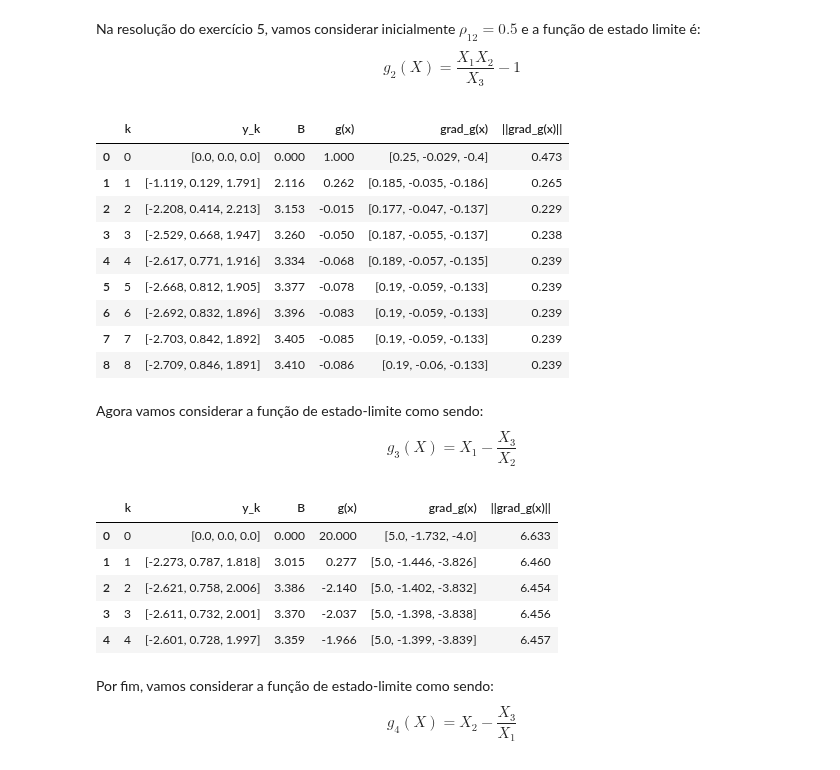
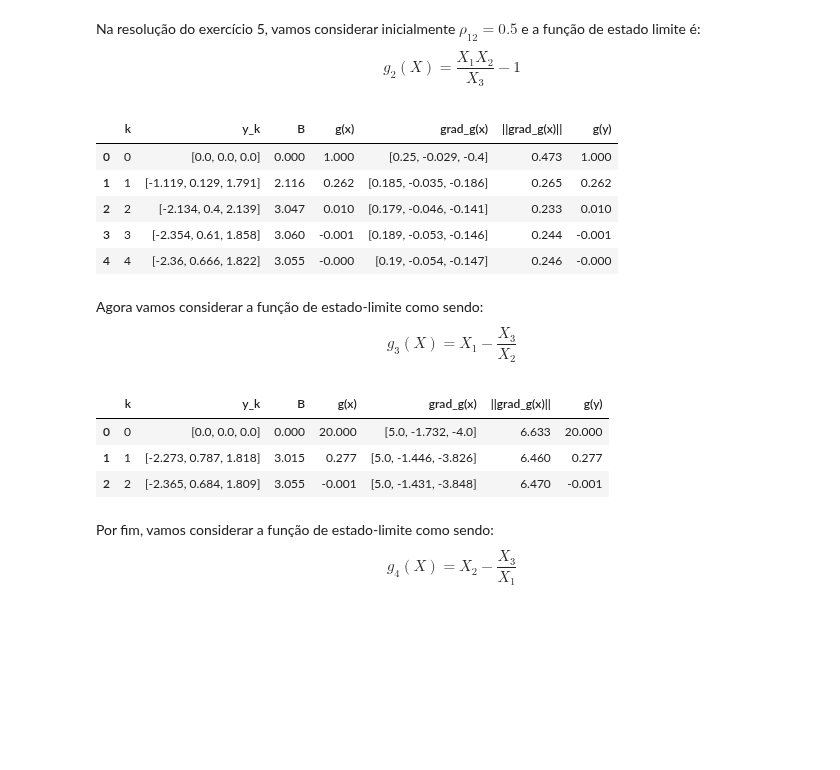
Before and after one commit to Gabrielsssilverio/Confiabilidade, a Jupyter notebook: Lista_tarefas.ipynb, the cells around one changed output. Saved outputs shown, nothing was run; the diff lists cells and outputs as text; code cells hidden in the pictures; blank space fills up the shorter version.

```diff
--- a/Lista_tarefas.ipynb
+++ b/Lista_tarefas.ipynb
@@ -991,13 +1023,7 @@ import numpy as np
 import sympy as sp
 import pandas as pd
 
-# Construção do vetor de médias e desvio padrão
-D = np.array([
-    [5, 0, 0],
-    [0, 2.5, 0],
-    [0, 0, 200]
-])
-
+# Construção do vetor de médias
 medias = np.array([40.0, 50.0, 1000.0])
 
 # Equação do estado limite g(X)
@@ -1012,15 +1038,8 @@ def g_fun_numerica(x: np.ndarray) -> float:
 # Transformação X -> Y da equação de estado-limite g(X)
 Y1, Y2, Y3 = sp.symbols('Y1 Y2 Y3')
 vetor_simbolico_y = [Y1, Y2, Y3]
-
-vetor_simbolico_x_calc = (D @ vetor_simbolico_y) + medias
-
-g_y_simbolico = ((vetor_simbolico_x_calc[0] * vetor_simbolico_x_calc[1]) / vetor_simbolico_x_calc[2]) - 1
-g_y_numerico = lambdify(vetor_simbolico_y, g_y_simbolico, 'numpy')
-
-def calculo_g_y(vetor_y):
-
-     return g_y_numerico(vetor_y[0], vetor_y[1], vetor_y[2])
+def g_y_simbolico_fun (vetor_x_simbolico):
+     return ((vetor_x_simbolico[0] * (vetor_x_simbolico[1])) / vetor_x_simbolico[2]) - 1
 
 # Descrição das variáveis aleatórias
 X1 = variavel_aleatoria(distribuicao='normal', nome='sigma_y', simbolo='X1')
@@ -1032,50 +1051,41 @@ X2.conjunto_parametros(50.0, 2.5)
 X3 = variavel_aleatoria(distribuicao='normal', nome='M', simbolo='X3')
 X3.conjunto_parametros(1000.0, 200.0)
 
 vetor_va = [X1, X2, X3]
 
 # Montagem das matrizes de observações e correlações
-# RX deve ser a matriz identidade (Independentes)
 matriz_dummy_obs = np.zeros((3, 3)) # Matriz das observações para iniciar o algoritmo
-#Rx_entrada = np.eye(3) # Matriz Identidade (Não há correlação)
-
 
 Rx_entrada = np.array([
     [1.0, 0.5, 0.0],
     [0.5, 1.0, 0.0],
     [0.0, 0.0, 1.0],
 ])
 
-
 # 4. Inicializar VX (T3)
 vx_obj = vetores_variavel_aleatoria(matriz_dummy_obs, vetor_va)
 vx_obj.matriz_correlacao_x = Rx_entrada
 Rz = vx_obj.matriz_correlacao_nataf() # Garante que Cz é calculado (Cz = Rx = I)
 J_yz, J_zy = vx_obj.decomposicao_cholesky()
 
-
 # Ponto inicial (ponto médio)
 x_start = medias
-ponto_projeto_obj = Ponto_projeto(vx_obj, g_fun_numerica, calculo_g_y, g_sym_function, vetor_simbolico_x, x_start, max_iter=200)
+ponto_projeto_obj = Ponto_projeto(vx_obj, g_fun_numerica, vetor_simbolico_y, g_y_simbolico_fun, g_sym_function, vetor_simbolico_x, x_start, max_iter=200)
 
 # Resultado da iteração
 resultado_iteração = ponto_projeto_obj.execution()
 dados_arredondados = [[np.round(x, 3) for x in linha] for linha in resultado_iteração]
 
 # Montagem da tabela
-tabela = pd.DataFrame(dados_arredondados, columns=['k', 'y_k', 'B', 'g(x)', 'grad_g(x)', '||grad_g(x)||' ])
+tabela = pd.DataFrame(dados_arredondados, columns=['k', 'y_k', 'B', 'g(x)', 'grad_g(x)', '||grad_g(x)||', 'g(y)' ])
 tabela
 # %% [output]
-|  | k | y_k | B | g(x) | grad_g(x) | ||grad_g(x)|| |
-| 0 | 0 | [0.0, 0.0, 0.0] | 0.000 | 1.000 | [0.25, -0.029, -0.4] | 0.473 |
-| 1 | 1 | [-1.119, 0.129, 1.791] | 2.116 | 0.262 | [0.185, -0.035, -0.186] | 0.265 |
-| 2 | 2 | [-2.208, 0.414, 2.213] | 3.153 | -0.015 | [0.177, -0.047, -0.137] | 0.229 |
-| 3 | 3 | [-2.529, 0.668, 1.947] | 3.260 | -0.050 | [0.187, -0.055, -0.137] | 0.238 |
-| 4 | 4 | [-2.617, 0.771, 1.916] | 3.334 | -0.068 | [0.189, -0.057, -0.135] | 0.239 |
-| 5 | 5 | [-2.668, 0.812, 1.905] | 3.377 | -0.078 | [0.19, -0.059, -0.133] | 0.239 |
-| 6 | 6 | [-2.692, 0.832, 1.896] | 3.396 | -0.083 | [0.19, -0.059, -0.133] | 0.239 |
-| 7 | 7 | [-2.703, 0.842, 1.892] | 3.405 | -0.085 | [0.19, -0.059, -0.133] | 0.239 |
-| 8 | 8 | [-2.709, 0.846, 1.891] | 3.410 | -0.086 | [0.19, -0.06, -0.133] | 0.239 |
+|  | k | y_k | B | g(x) | grad_g(x) | ||grad_g(x)|| | g(y) |
+| 0 | 0 | [0.0, 0.0, 0.0] | 0.000 | 1.000 | [0.25, -0.029, -0.4] | 0.473 | 1.000 |
+| 1 | 1 | [-1.119, 0.129, 1.791] | 2.116 | 0.262 | [0.185, -0.035, -0.186] | 0.265 | 0.262 |
+| 2 | 2 | [-2.134, 0.4, 2.139] | 3.047 | 0.010 | [0.179, -0.046, -0.141] | 0.233 | 0.010 |
+| 3 | 3 | [-2.354, 0.61, 1.858] | 3.060 | -0.001 | [0.189, -0.053, -0.146] | 0.244 | -0.001 |
+| 4 | 4 | [-2.36, 0.666, 1.822] | 3.055 | -0.000 | [0.19, -0.054, -0.147] | 0.246 | -0.000 |
 # %% [markdown]
 Agora vamos considerar a função de estado-limite como sendo:
 $$
@@ -1086,13 +1096,7 @@ import numpy as np
 import sympy as sp
 import pandas as pd
 
-# Construção do vetor de médias e desvio padrão
-D = np.array([
-    [5, 0, 0],
-    [0, 2.5, 0],
-    [0, 0, 200]
-])
-
+# Construção do vetor de médias
 medias = np.array([40.0, 50.0, 1000.0])
 
 # Equação do estado limite g(X)
@@ -1107,15 +1111,8 @@ def g_fun_numerica(x: np.ndarray) -> float:
 # Transformação X -> Y da equação de estado-limite g(X)
 Y1, Y2, Y3 = sp.symbols('Y1 Y2 Y3')
 vetor_simbolico_y = [Y1, Y2, Y3]
-
-vetor_simbolico_x_calc = (D @ vetor_simbolico_y) + medias
-
-g_y_simbolico = vetor_simbolico_x_calc[0] - (vetor_simbolico_x_calc[2] / vetor_simbolico_x_calc[1])
-g_y_numerico = lambdify(vetor_simbolico_y, g_y_simbolico, 'numpy')
-
-def calculo_g_y(vetor_y):
-
-     return g_y_numerico(vetor_y[0], vetor_y[1], vetor_y[2])
+def g_y_simbolico_fun (vetor_x_simbolico):
+     return vetor_x_simbolico[0] -  (vetor_x_simbolico[2] / vetor_x_simbolico[1])
 
 # Descrição das variáveis aleatórias
 X1 = variavel_aleatoria(distribuicao='normal', nome='sigma_y', simbolo='X1')
@@ -1130,9 +1127,7 @@ X3.conjunto_parametros(1000.0, 200.0)
 vetor_va = [X1, X2, X3]
 
 # Montagem das matrizes de observações e correlações
-# RX deve ser a matriz identidade (Independentes)
 matriz_dummy_obs = np.zeros((3, 3)) # Matriz das observações para iniciar o algoritmo
-#Rx_entrada = np.eye(3) # Matriz Identidade (Não há correlação)
 
 Rx_entrada = np.array([
     [1.0, 0.5, 0.0],
@@ -1146,25 +1141,22 @@ vx_obj.matriz_correlacao_x = Rx_entrada
 Rz = vx_obj.matriz_correlacao_nataf() # Garante que Cz é calculado (Cz = Rx = I)
 J_yz, J_zy = vx_obj.decomposicao_cholesky()
 
-
 # Ponto inicial (ponto médio)
 x_start = medias
-ponto_projeto_obj = Ponto_projeto(vx_obj, g_fun_numerica, calculo_g_y, g_sym_function, vetor_simbolico_x, x_start, max_iter=200)
+ponto_projeto_obj = Ponto_projeto(vx_obj, g_fun_numerica, vetor_simbolico_y, g_y_simbolico_fun, g_sym_function, vetor_simbolico_x, x_start, max_iter=200)
 
 # Resultado da iteração
 resultado_iteração = ponto_projeto_obj.execution()
 dados_arredondados = [[np.round(x, 3) for x in linha] for linha in resultado_iteração]
 
 # Montagem da tabela
-tabela = pd.DataFrame(dados_arredondados, columns=['k', 'y_k', 'B', 'g(x)', 'grad_g(x)', '||grad_g(x)||' ])
+tabela = pd.DataFrame(dados_arredondados, columns=['k', 'y_k', 'B', 'g(x)', 'grad_g(x)', '||grad_g(x)||', 'g(y)' ])
 tabela
 # %% [output]
-|  | k | y_k | B | g(x) | grad_g(x) | ||grad_g(x)|| |
-| 0 | 0 | [0.0, 0.0, 0.0] | 0.000 | 20.000 | [5.0, -1.732, -4.0] | 6.633 |
-| 1 | 1 | [-2.273, 0.787, 1.818] | 3.015 | 0.277 | [5.0, -1.446, -3.826] | 6.460 |
-| 2 | 2 | [-2.621, 0.758, 2.006] | 3.386 | -2.140 | [5.0, -1.402, -3.832] | 6.454 |
-| 3 | 3 | [-2.611, 0.732, 2.001] | 3.370 | -2.037 | [5.0, -1.398, -3.838] | 6.456 |
-| 4 | 4 | [-2.601, 0.728, 1.997] | 3.359 | -1.966 | [5.0, -1.399, -3.839] | 6.457 |
+|  | k | y_k | B | g(x) | grad_g(x) | ||grad_g(x)|| | g(y) |
+| 0 | 0 | [0.0, 0.0, 0.0] | 0.000 | 20.000 | [5.0, -1.732, -4.0] | 6.633 | 20.000 |
+| 1 | 1 | [-2.273, 0.787, 1.818] | 3.015 | 0.277 | [5.0, -1.446, -3.826] | 6.460 | 0.277 |
+| 2 | 2 | [-2.365, 0.684, 1.809] | 3.055 | -0.001 | [5.0, -1.431, -3.848] | 6.470 | -0.001 |
 # %% [markdown]
 Por fim, vamos considerar a função de estado-limite como sendo:
 $$
```
Also changed, not shown: parts of 12 cells of this notebook.
